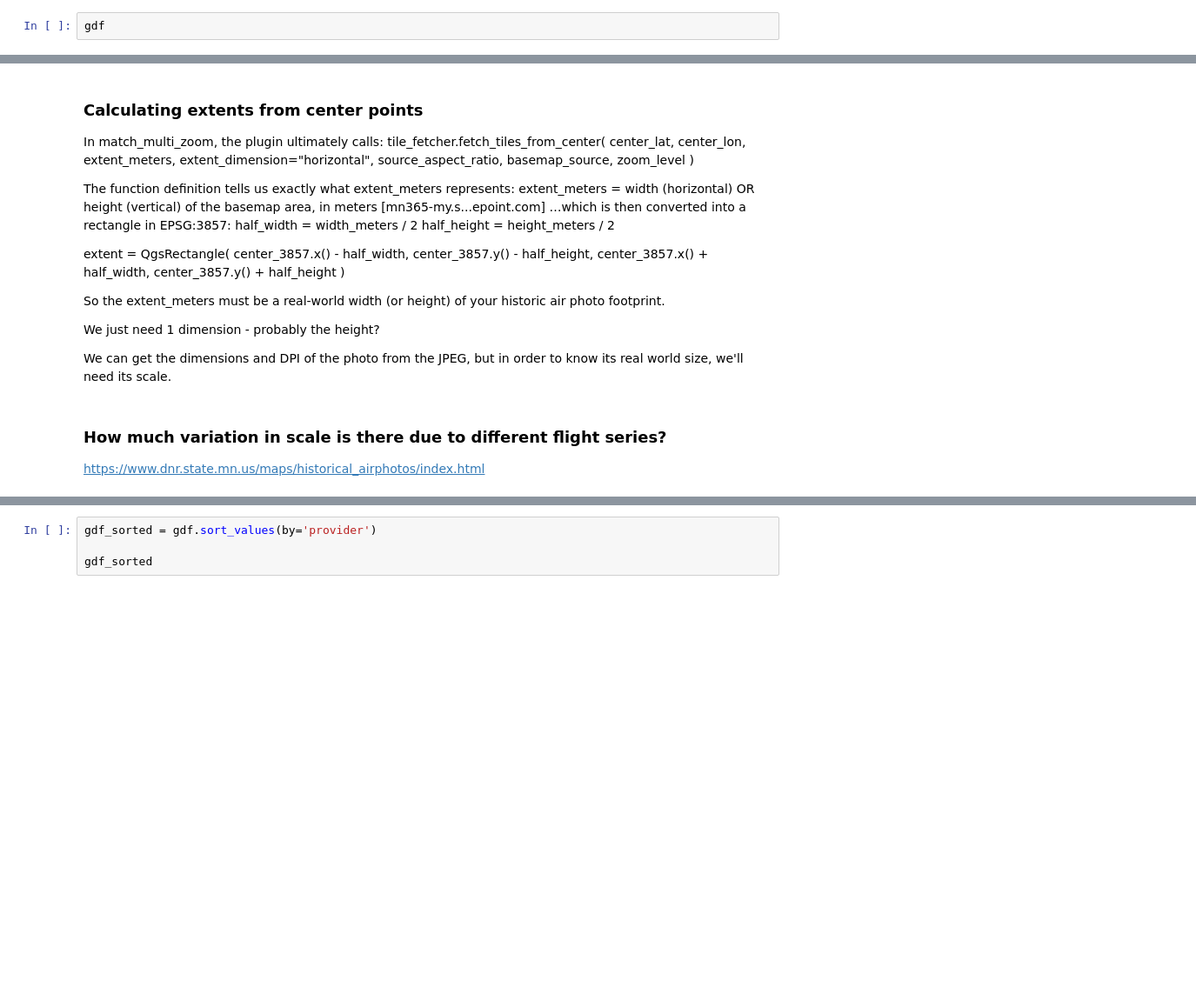
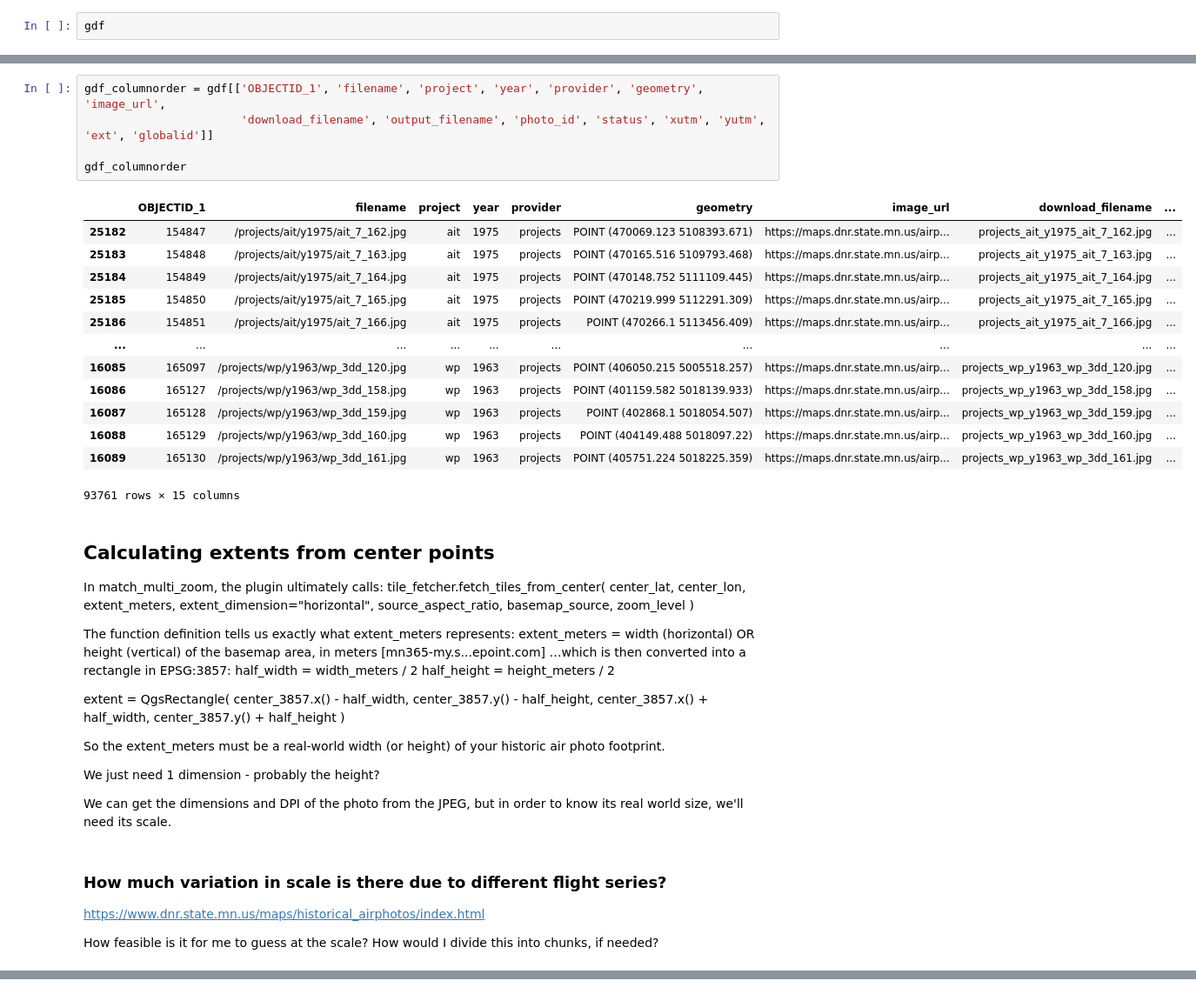
Before and after one commit to cleorose/batch_georef, a Jupyter notebook: data_prep.ipynb, the cells around one changed output, grey strips where cells are left out. Shown at 87% size. Cells and saved outputs as stored; diff of their text form; blank space fills up the shorter version.

```diff
--- a/data_prep.ipynb
+++ b/data_prep.ipynb
@@ -61,5 +95,24 @@ gdf
+# %%
+gdf_columnorder = gdf[['OBJECTID_1', 'filename', 'project', 'year', 'provider', 'geometry', 'image_url',
+                       'download_filename', 'output_filename', 'photo_id', 'status', 'xutm', 'yutm', 'ext', 'globalid']]
+
+gdf_columnorder
+# %% [output]
+|  | OBJECTID_1 | filename | project | year | provider | geometry | image_url | download_filename | ... |
+| 25182 | 154847 | /projects/ait/y1975/ait_7_162.jpg | ait | 1975 | projects | POINT (470069.123 5108393.671) | https://maps.dnr.state.mn.us/airp... | projects_ait_y1975_ait_7_162.jpg | ... |
+| 25183 | 154848 | /projects/ait/y1975/ait_7_163.jpg | ait | 1975 | projects | POINT (470165.516 5109793.468) | https://maps.dnr.state.mn.us/airp... | projects_ait_y1975_ait_7_163.jpg | ... |
+| 25184 | 154849 | /projects/ait/y1975/ait_7_164.jpg | ait | 1975 | projects | POINT (470148.752 5111109.445) | https://maps.dnr.state.mn.us/airp... | projects_ait_y1975_ait_7_164.jpg | ... |
+| 25185 | 154850 | /projects/ait/y1975/ait_7_165.jpg | ait | 1975 | projects | POINT (470219.999 5112291.309) | https://maps.dnr.state.mn.us/airp... | projects_ait_y1975_ait_7_165.jpg | ... |
+| 25186 | 154851 | /projects/ait/y1975/ait_7_166.jpg | ait | 1975 | projects | POINT (470266.1 5113456.409) | https://maps.dnr.state.mn.us/airp... | projects_ait_y1975_ait_7_166.jpg | ... |
+| ... | ... | ... | ... | ... | ... | ... | ... | ... | ... |
+| 16085 | 165097 | /projects/wp/y1963/wp_3dd_120.jpg | wp | 1963 | projects | POINT (406050.215 5005518.257) | https://maps.dnr.state.mn.us/airp... | projects_wp_y1963_wp_3dd_120.jpg | ... |
+| 16086 | 165127 | /projects/wp/y1963/wp_3dd_158.jpg | wp | 1963 | projects | POINT (401159.582 5018139.933) | https://maps.dnr.state.mn.us/airp... | projects_wp_y1963_wp_3dd_158.jpg | ... |
+| 16087 | 165128 | /projects/wp/y1963/wp_3dd_159.jpg | wp | 1963 | projects | POINT (402868.1 5018054.507) | https://maps.dnr.state.mn.us/airp... | projects_wp_y1963_wp_3dd_159.jpg | ... |
+| 16088 | 165129 | /projects/wp/y1963/wp_3dd_160.jpg | wp | 1963 | projects | POINT (404149.488 5018097.22) | https://maps.dnr.state.mn.us/airp... | projects_wp_y1963_wp_3dd_160.jpg | ... |
+| 16089 | 165130 | /projects/wp/y1963/wp_3dd_161.jpg | wp | 1963 | projects | POINT (405751.224 5018225.359) | https://maps.dnr.state.mn.us/airp... | projects_wp_y1963_wp_3dd_161.jpg | ... |
+93761 rows × 15 columns
 # %% [markdown]
-### Calculating extents from center points
+## Calculating extents from center points
 
 In match_multi_zoom, the plugin ultimately calls:
 tile_fetcher.fetch_tiles_from_center(
@@ -94,6 +147,8 @@ We can get the dimensions and DPI of the photo from the JPEG, but in order to kn
 ### How much variation in scale is there due to different flight series?
 
 https://www.dnr.state.mn.us/maps/historical_airphotos/index.html
+
+How feasible is it for me to guess at the scale? How would I divide this into chunks, if needed?
 # %%
 # how many different categories are these photos in?
 provider_values = gdf['provider'].nunique()
@@ -134,7 +189,3 @@ czm     8037
 1968      54
 1979      24
 Name: count, dtype: int64
-# %%
-gdf_sorted = gdf.sort_values(by='provider')
-
-gdf_sorted
```
Also changed, not shown: parts of 10 cells of this notebook.
